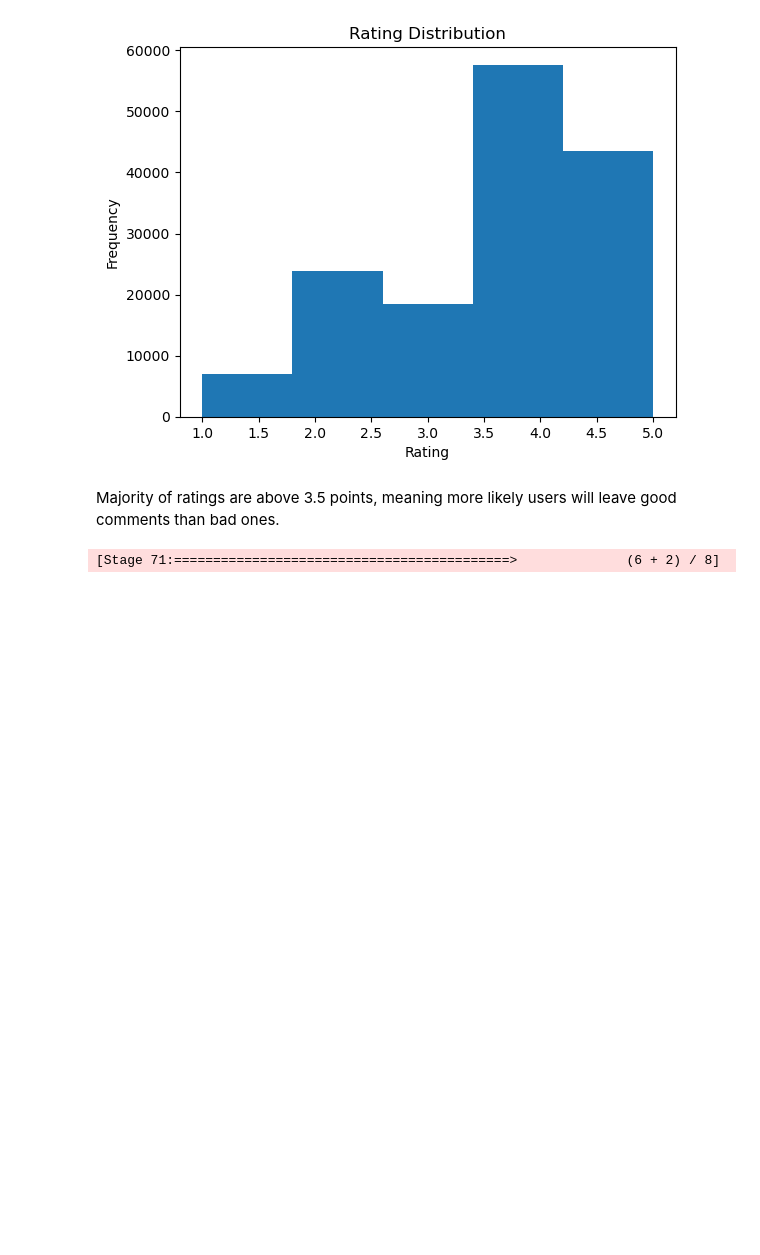
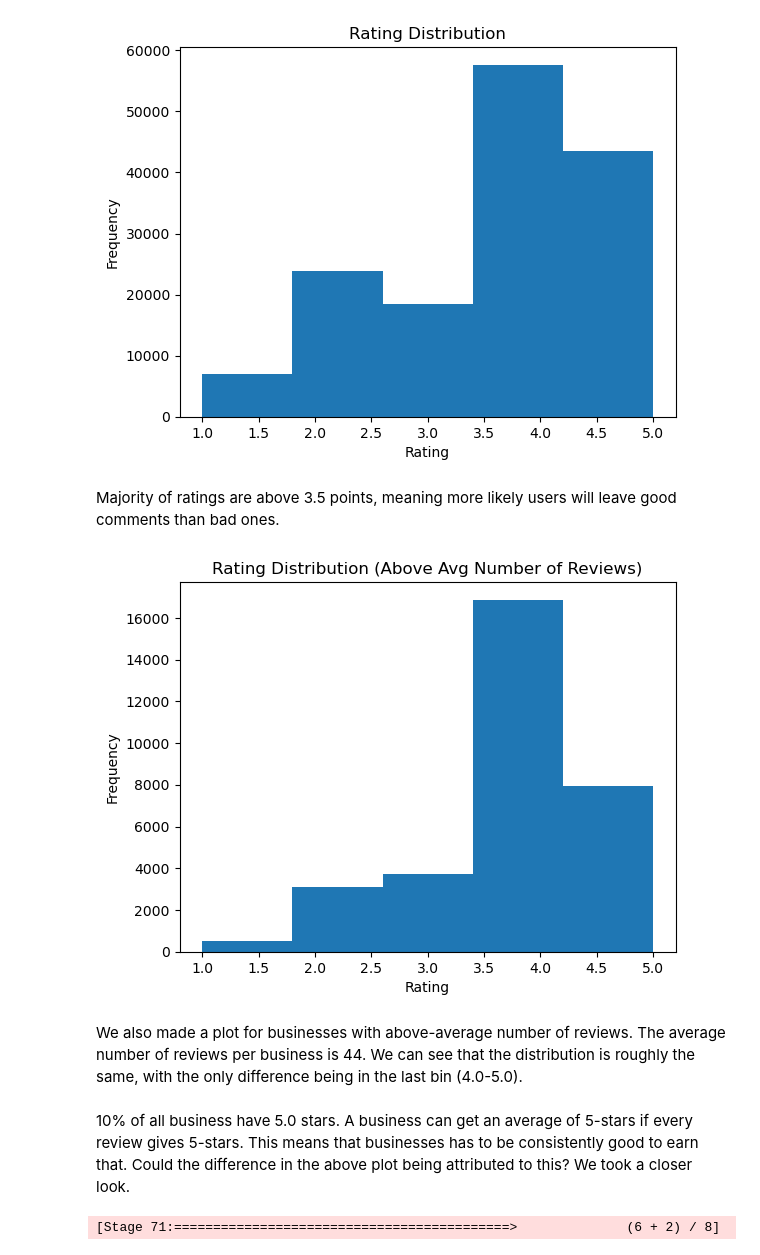
Before and after one commit to sdingx/bdp_summer23, a Jupyter notebook: EDA.ipynb, the cells around one changed output. Cells and saved outputs as stored; diff of their text form; code cells hidden in the pictures; blank space fills up the shorter version.

Commit message:
added plot interpretations

```diff
--- a/EDA.ipynb
+++ b/EDA.ipynb
@@ -366,6 +366,22 @@ plt.show()
 [figure]
 # %% [markdown]
 Majority of ratings are above 3.5 points, meaning more likely users will leave good comments than bad ones.
+# %%
+rating_dist = business.where(business.review_count >= avg_review_count).select("stars").rdd.flatMap(lambda x: x).histogram(5)
+counts = rating_dist[1]
+bins = rating_dist[0]
+
+plt.bar(bins[:-1], counts, width=(bins[1]-bins[0]), align='edge')
+plt.xlabel('Rating')
+plt.ylabel('Frequency')
+plt.title('Rating Distribution (Above Avg Number of Reviews)')
+plt.show()
+# %% [output]
+[figure, added]
+# %% [markdown]
+We also made a plot for businesses with above-average number of reviews. The average number of reviews per business is 44. We can see that the distribution is roughly the same, with the only difference being in the last bin (4.0-5.0).
+# %% [markdown]
+10% of all business have 5.0 stars. A business can get an average of 5-stars if every review gives 5-stars. This means that businesses has to be consistently good to earn that. Could the difference in the above plot being attributed to this? We took a closer look.
 # %%
 top_ten_ratings = business.orderBy(desc("stars")).limit(10).select("name", "stars", 'review_count')
 top_ten_ratings.show(truncate=False)
```
Also changed, not shown: parts of 7 cells of this notebook.
